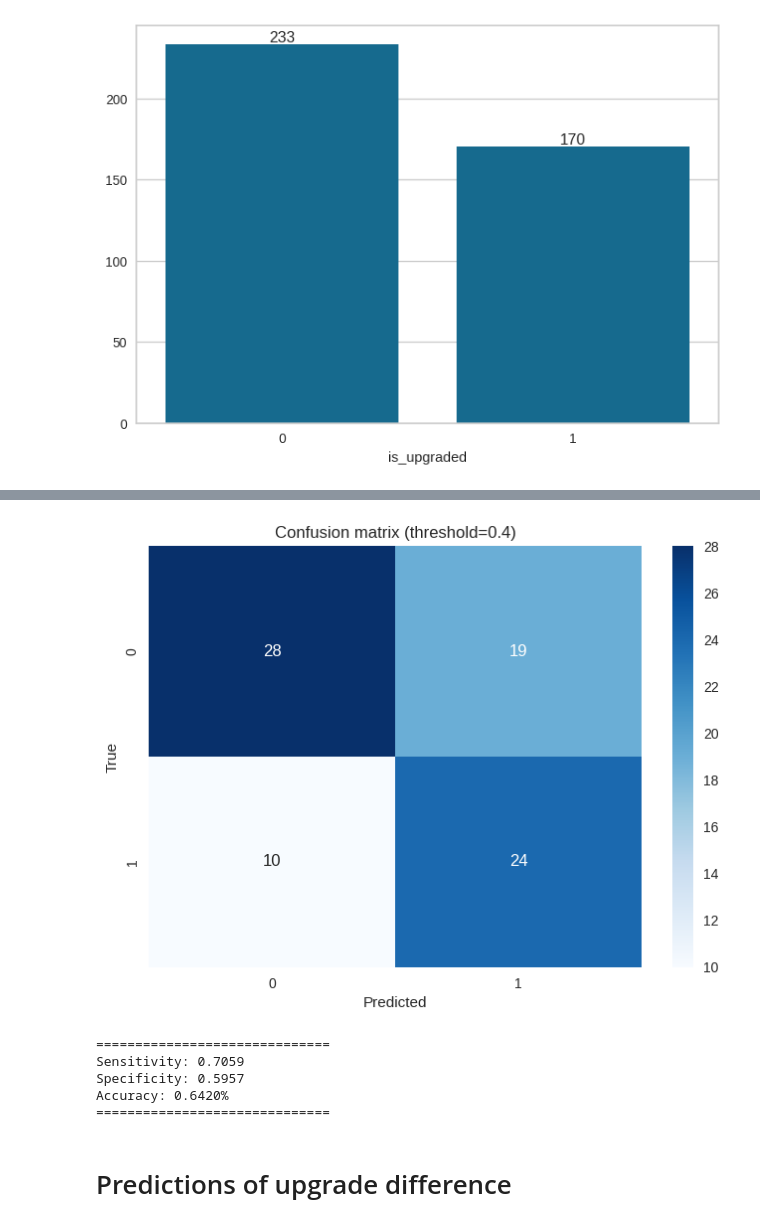
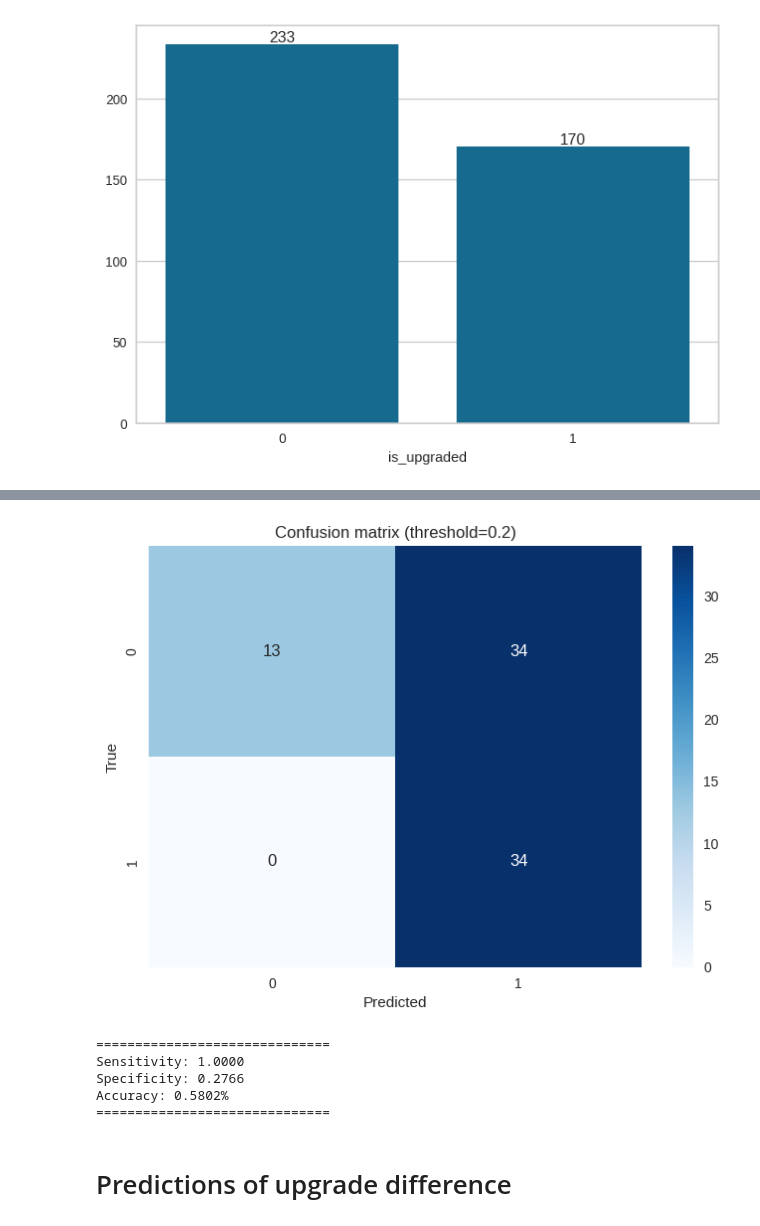
Before and after one commit to PiotrRenk/microscopic-epe-proj, a Jupyter notebook: notebooks/upgrading.ipynb, the cells around one changed output, grey strips where cells are left out. Saved outputs shown, nothing was run; the diff lists cells and outputs as text; code cells hidden in the pictures.

```diff
--- a/notebooks/upgrading.ipynb
+++ b/notebooks/upgrading.ipynb
@@ -121,7 +100,7 @@ plt.show()
 [figure]
 # %%
 numerical_cols = ['wiek', 'PSA', 'PSAdensity', 'MRI vol', 'MRI SIZE']
-categorical_cols = ['MRI Pirads', 'MRI EPE', 'MRI EPE L', 'MRI EPE P', 'MRI SVI', 'MRI SVI L', 'MRI SVI P', 'Bx ISUP Grade']
+categorical_cols = ['MRI Pirads', 'MRI EPE', 'MRI SVI', 'Bx ISUP Grade']
 # %%
 X = df[numerical_cols + categorical_cols]
 y = df['is_upgraded']
@@ -177,11 +155,11 @@ A new explainer has been created!
 # %%
-plot_confusion_matrix(y_true, y_pred_probs=y_pred_probs, threshold=0.40)
+plot_confusion_matrix(y_true, y_pred_probs=y_pred_probs, threshold=0.2)
 # %% [output]
-[figure, old version]
+[figure, new version]
 ==============================
-Sensitivity: 0.7059
-Specificity: 0.5957
-Accuracy: 0.6420%
+Sensitivity: 1.0000
+Specificity: 0.2766
+Accuracy: 0.5802%
 ==============================
 # %% [markdown]
 # Predictions of upgrade difference
```
Also changed, not shown: parts of 5 cells of this notebook, 8 other files.
